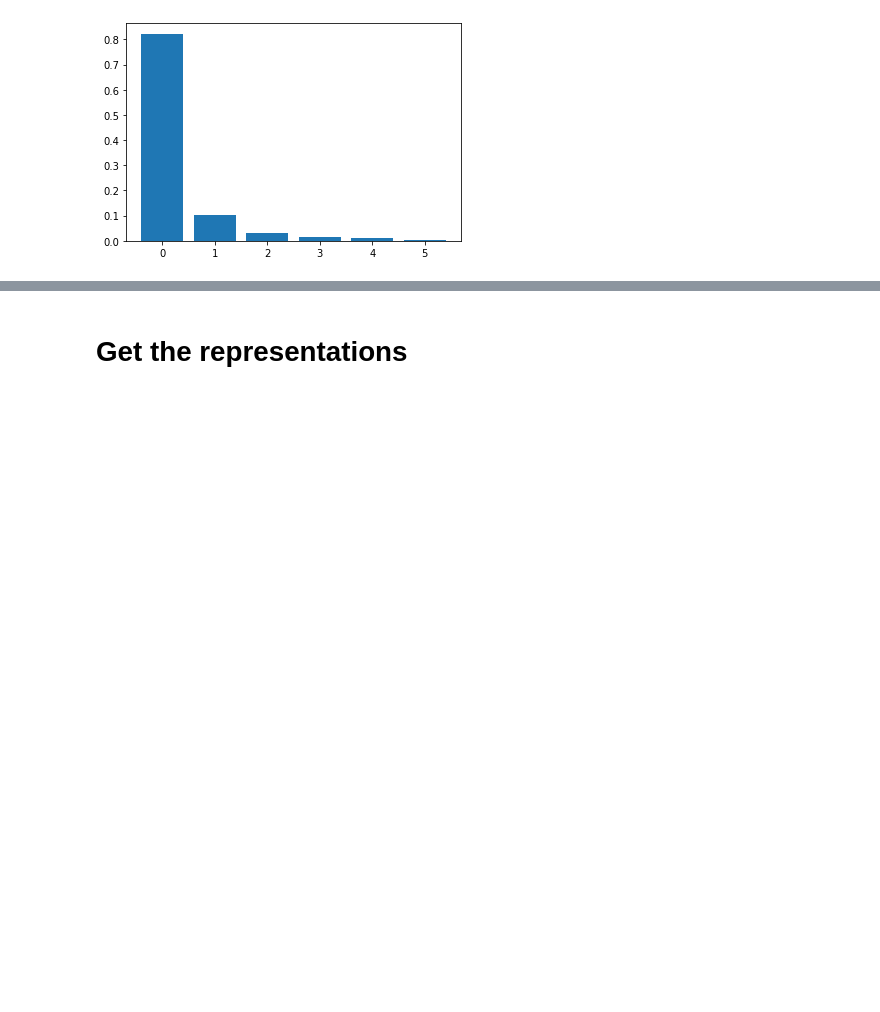
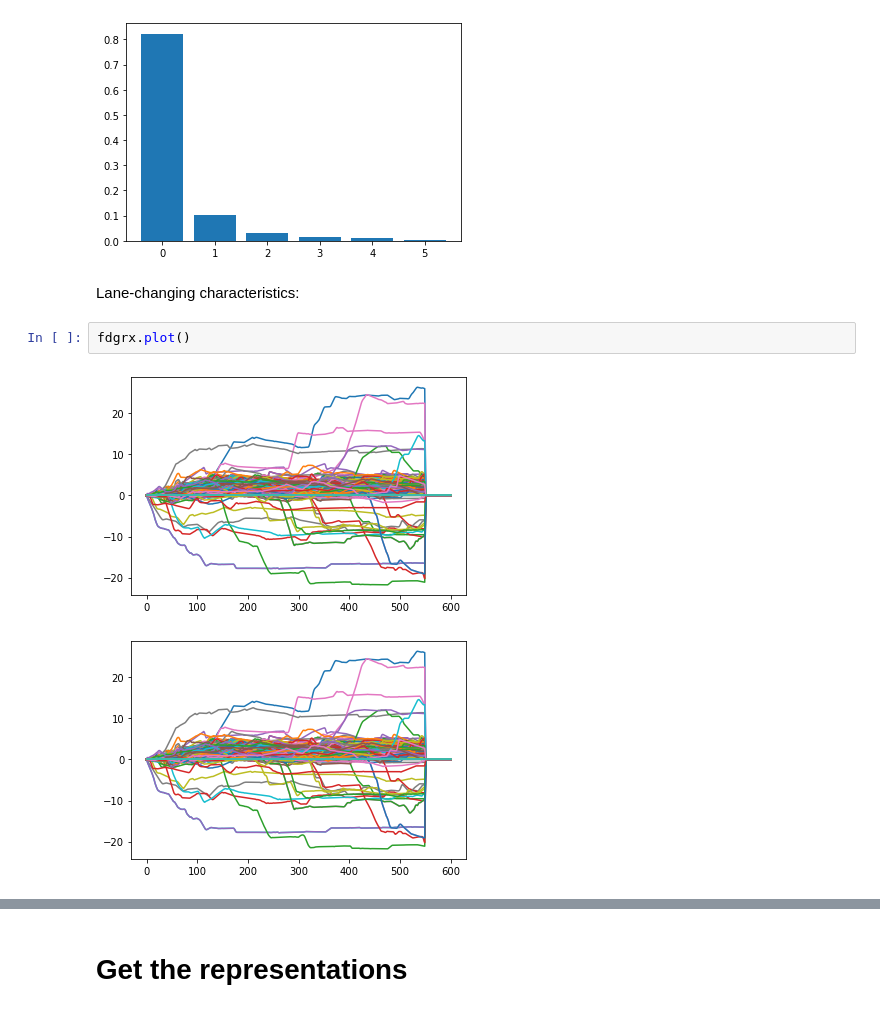
Before and after one commit to thinhhoang95/anomaly-detection-ngsim2, a Jupyter notebook: pwms_spherical/2_should_cov_infty.ipynb, the cells around one changed output, grey strips where cells are left out. Saved outputs shown, nothing was run; the diff lists cells and outputs as text; blank space fills up the shorter version.

```diff
--- a/pwms_spherical/2_should_cov_infty.ipynb
+++ b/pwms_spherical/2_should_cov_infty.ipynb
@@ -110,3 +112,10 @@ print(fpca_x.explained_variance_ratio_)
 # %% [output]
 [0.82285495 0.10297058 0.03187095 0.01343626 0.01043935 0.00493844]
 [figure]
+# %% [markdown]
+Lane-changing characteristics:
+# %%
+fdgrx.plot()
+# %% [output]
+[figure, added]
+[figure, added]
```
Also changed, not shown: parts of 22 cells of this notebook, 45 other files.
